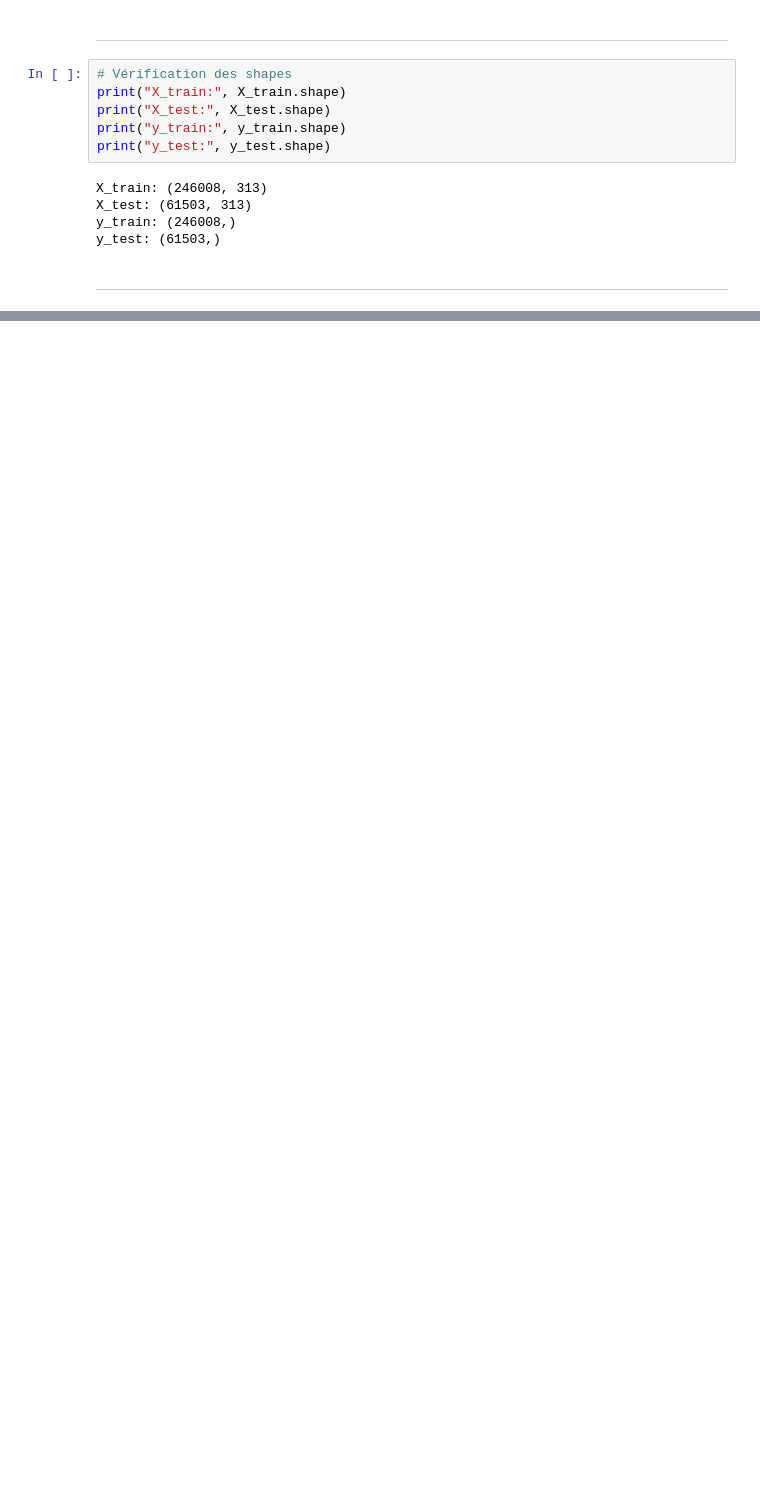
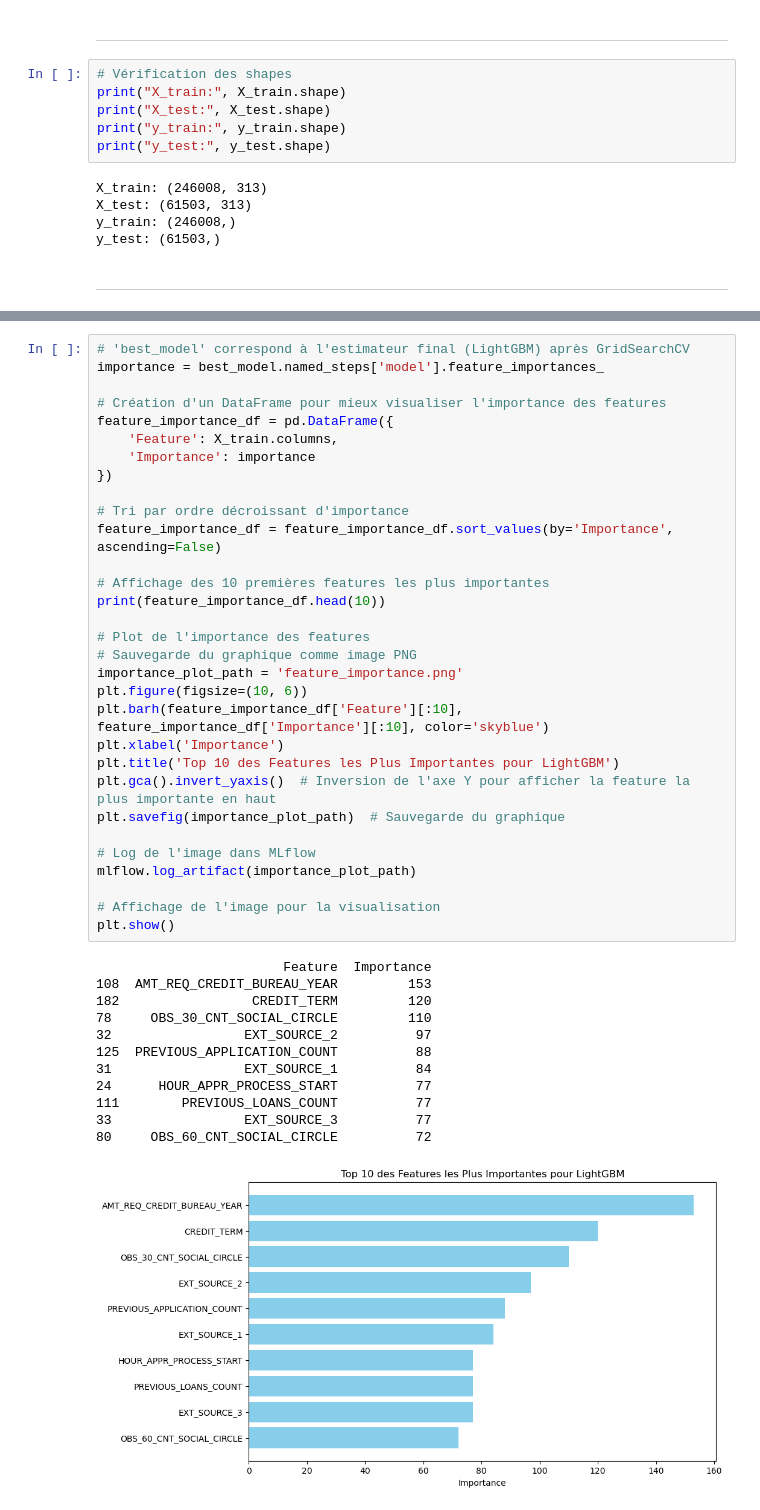
Before and after one commit to MatyKane/P7_Modele_Scoring, a Jupyter notebook: notebooks/02_model_training_with_mlflow.ipynb, the cells around one changed output, grey strips where cells are left out. Saved outputs shown, nothing was run; the diff lists cells and outputs as text; blank space fills up the shorter version.

```diff
--- a/notebooks/02_model_training_with_mlflow.ipynb
+++ b/notebooks/02_model_training_with_mlflow.ipynb
@@ -1075,0 +1537,44 @@ y_test: (61503,)
+# %%
+# 'best_model' correspond à l'estimateur final (LightGBM) après GridSearchCV
+importance = best_model.named_steps['model'].feature_importances_
+
+# Création d'un DataFrame pour mieux visualiser l'importance des features
+feature_importance_df = pd.DataFrame({
+    'Feature': X_train.columns,
+    'Importance': importance
+})
+
+# Tri par ordre décroissant d'importance
+feature_importance_df = feature_importance_df.sort_values(by='Importance', ascending=False)
+
+# Affichage des 10 premières features les plus importantes
+print(feature_importance_df.head(10))
+
+# Plot de l'importance des features
+# Sauvegarde du graphique comme image PNG
+importance_plot_path = 'feature_importance.png'
+plt.figure(figsize=(10, 6))
+plt.barh(feature_importance_df['Feature'][:10], feature_importance_df['Importance'][:10], color='skyblue')
+plt.xlabel('Importance')
+plt.title('Top 10 des Features les Plus Importantes pour LightGBM')
+plt.gca().invert_yaxis()  # Inversion de l'axe Y pour afficher la feature la plus importante en haut
+plt.savefig(importance_plot_path)  # Sauvegarde du graphique
+
+# Log de l'image dans MLflow
+mlflow.log_artifact(importance_plot_path)
+
+# Affichage de l'image pour la visualisation
+plt.show()
+# %% [output]
+                        Feature  Importance
+108  AMT_REQ_CREDIT_BUREAU_YEAR         153
+182                 CREDIT_TERM         120
+78     OBS_30_CNT_SOCIAL_CIRCLE         110
+32                 EXT_SOURCE_2          97
+125  PREVIOUS_APPLICATION_COUNT          88
+31                 EXT_SOURCE_1          84
+24      HOUR_APPR_PROCESS_START          77
+111        PREVIOUS_LOANS_COUNT          77
+33                 EXT_SOURCE_3          77
+80     OBS_60_CNT_SOCIAL_CIRCLE          72
+[figure, added]
```
Also changed, not shown: parts of 56 cells of this notebook, 42 other files.
